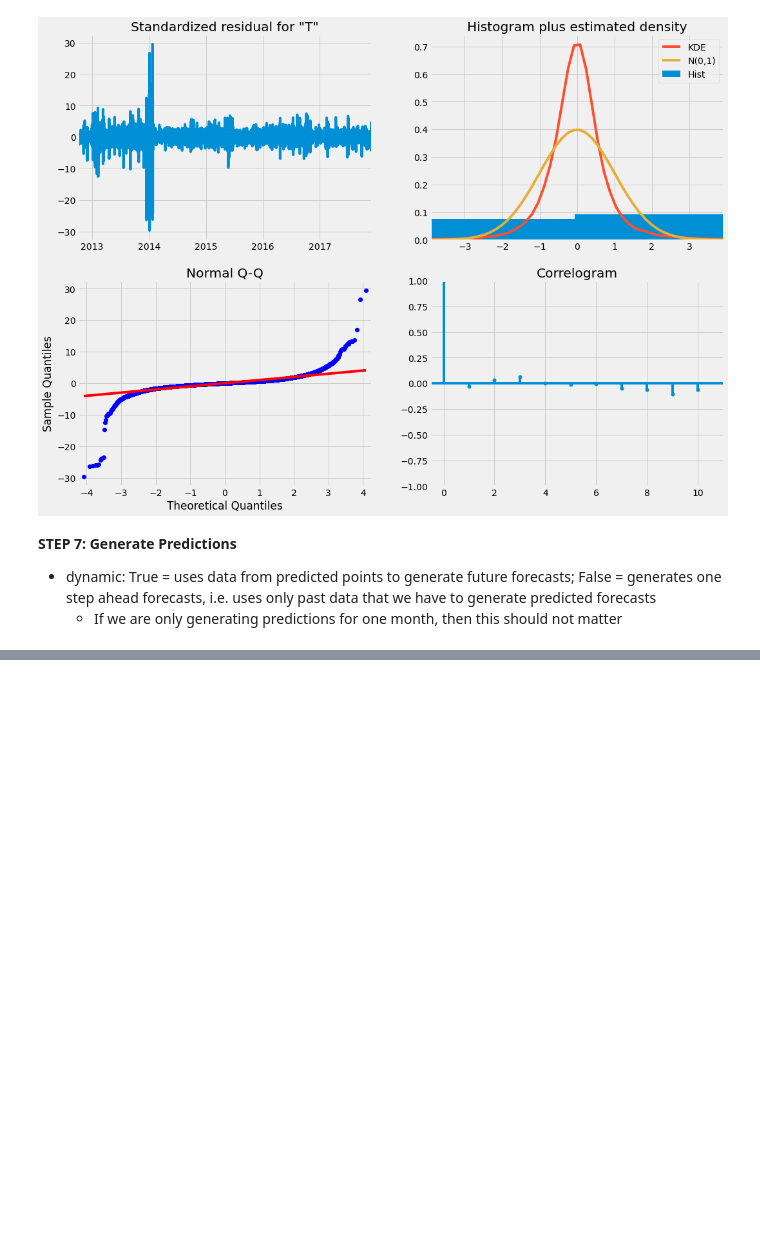
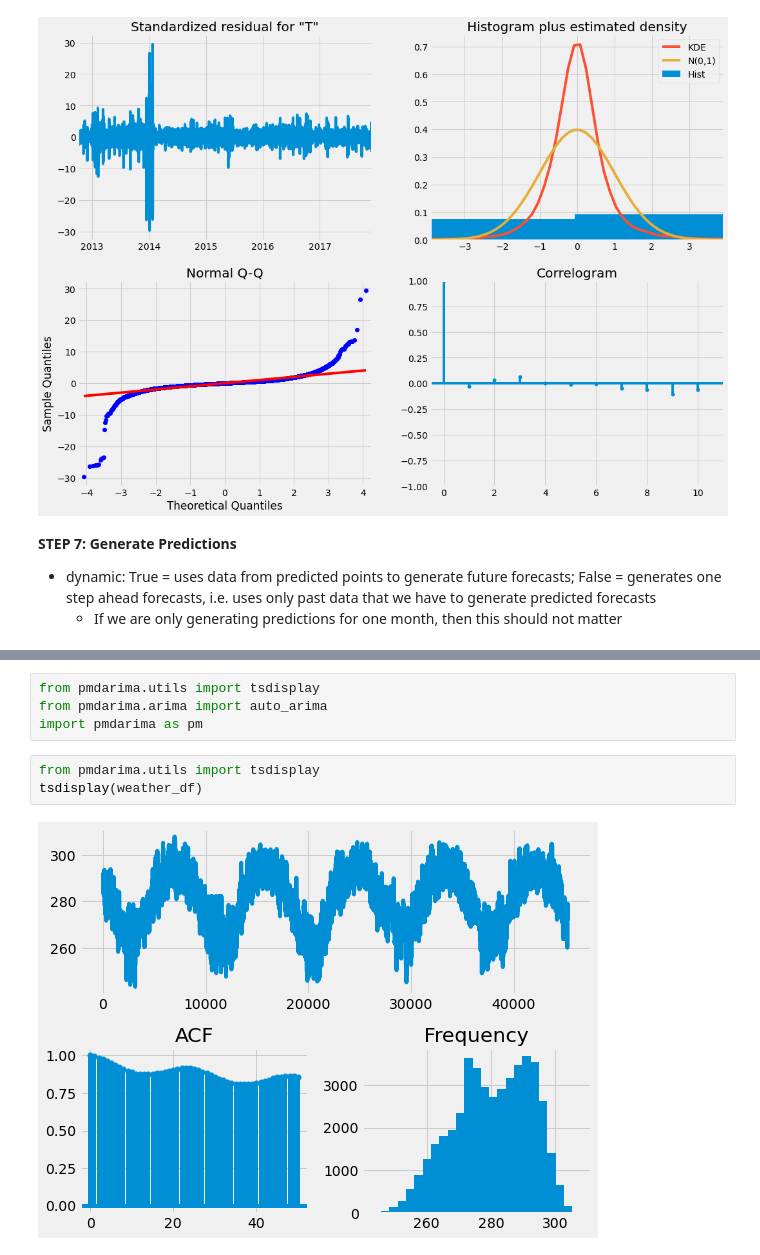
Before and after one commit to McGill-MMA-EnterpriseAnalytics/Cloud-Computations, a Jupyter notebook: INSY695_BaseModels.ipynb, the cells around one changed output, grey strips where cells are left out. Drawn from its saved outputs; the diff is of its cells as text; blank space fills up the shorter version.

```diff
--- a/INSY695_BaseModels.ipynb
+++ b/INSY695_BaseModels.ipynb
@@ -338,0 +348,9 @@ ts_results.head(20).style.background_gradient(cmap='viridis')
+# %%
+from pmdarima.utils import tsdisplay
+from pmdarima.arima import auto_arima
+import pmdarima as pm
+# %%
+from pmdarima.utils import tsdisplay
+tsdisplay(weather_df)
+# %% [output]
+[figure, added]
```
Also changed, not shown: parts of 29 cells of this notebook, 3 other files.
